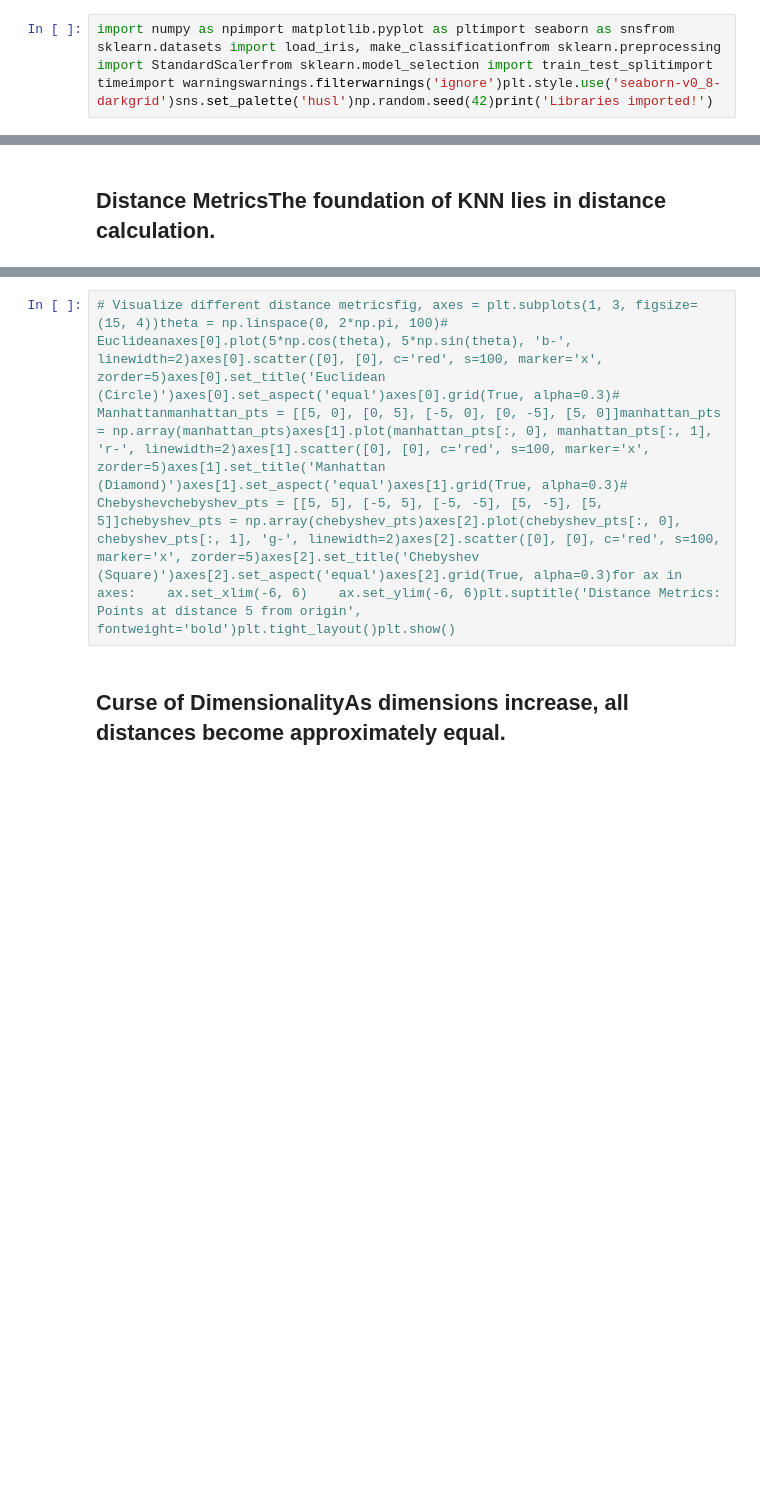
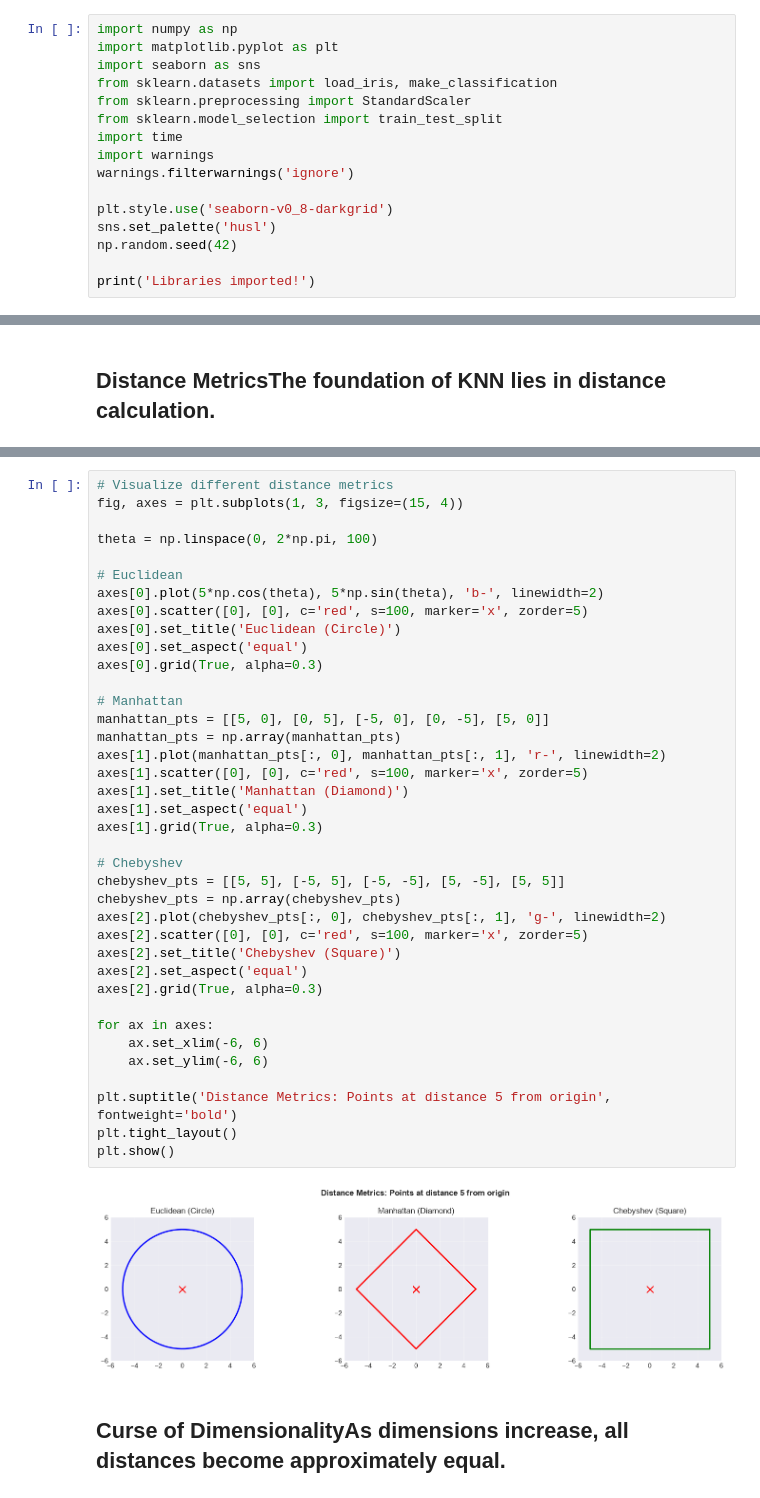
Before and after one commit to powell-clark/supervised-learning, a Jupyter notebook: notebooks/5a_k_nearest_neighbors_theory.ipynb, the cells around one changed output, grey strips where cells are left out. Drawn from its saved outputs; the diff is of its cells as text; blank space fills up the shorter version.

```diff
--- a/notebooks/5a_k_nearest_neighbors_theory.ipynb
+++ b/notebooks/5a_k_nearest_neighbors_theory.ipynb
@@ -5,4 +5,18 @@
 # %% [markdown]
 ## IntroductionK-Nearest Neighbors (KNN) is a simple yet powerful lazy learning algorithm. The core idea: to predict a new point's label, examine its k nearest neighbors in training data and use majority vote.Key characteristics:- Instance-based learning- No parametric assumptions- Non-parametric- Locally adaptive- Interpretable
 # %%
-import numpy as npimport matplotlib.pyplot as pltimport seaborn as snsfrom sklearn.datasets import load_iris, make_classificationfrom sklearn.preprocessing import StandardScalerfrom sklearn.model_selection import train_test_splitimport timeimport warningswarnings.filterwarnings('ignore')plt.style.use('seaborn-v0_8-darkgrid')sns.set_palette('husl')np.random.seed(42)print('Libraries imported!')
+import numpy as np
+import matplotlib.pyplot as plt
+import seaborn as sns
+from sklearn.datasets import load_iris, make_classification
+from sklearn.preprocessing import StandardScaler
+from sklearn.model_selection import train_test_split
+import time
+import warnings
+warnings.filterwarnings('ignore')
+
+plt.style.use('seaborn-v0_8-darkgrid')
+sns.set_palette('husl')
+np.random.seed(42)
+
+print('Libraries imported!')
@@ -37,5 +101,43 @@ print(f"  Normalized: {euclidean_distance_normalized(x1, x2):.4f}")
 # %%
-# Visualize different distance metricsfig, axes = plt.subplots(1, 3, figsize=(15, 4))theta = np.linspace(0, 2*np.pi, 100)# Euclideanaxes[0].plot(5*np.cos(theta), 5*np.sin(theta), 'b-', linewidth=2)axes[0].scatter([0], [0], c='red', s=100, marker='x', zorder=5)axes[0].set_title('Euclidean (Circle)')axes[0].set_aspect('equal')axes[0].grid(True, alpha=0.3)# Manhattanmanhattan_pts = [[5, 0], [0, 5], [-5, 0], [0, -5], [5, 0]]manhattan_pts = np.array(manhattan_pts)axes[1].plot(manhattan_pts[:, 0], manhattan_pts[:, 1], 'r-', linewidth=2)axes[1].scatter([0], [0], c='red', s=100, marker='x', zorder=5)axes[1].set_title('Manhattan (Diamond)')axes[1].set_aspect('equal')axes[1].grid(True, alpha=0.3)# Chebyshevchebyshev_pts = [[5, 5], [-5, 5], [-5, -5], [5, -5], [5, 5]]chebyshev_pts = np.array(chebyshev_pts)axes[2].plot(chebyshev_pts[:, 0], chebyshev_pts[:, 1], 'g-', linewidth=2)axes[2].scatter([0], [0], c='red', s=100, marker='x', zorder=5)axes[2].set_title('Chebyshev (Square)')axes[2].set_aspect('equal')axes[2].grid(True, alpha=0.3)for ax in axes:    ax.set_xlim(-6, 6)    ax.set_ylim(-6, 6)plt.suptitle('Distance Metrics: Points at distance 5 from origin', fontweight='bold')plt.tight_layout()plt.show()
+# Visualize different distance metrics
+fig, axes = plt.subplots(1, 3, figsize=(15, 4))
+
+theta = np.linspace(0, 2*np.pi, 100)
+
+# Euclidean
+axes[0].plot(5*np.cos(theta), 5*np.sin(theta), 'b-', linewidth=2)
+axes[0].scatter([0], [0], c='red', s=100, marker='x', zorder=5)
+axes[0].set_title('Euclidean (Circle)')
+axes[0].set_aspect('equal')
+axes[0].grid(True, alpha=0.3)
+
+# Manhattan
+manhattan_pts = [[5, 0], [0, 5], [-5, 0], [0, -5], [5, 0]]
+manhattan_pts = np.array(manhattan_pts)
+axes[1].plot(manhattan_pts[:, 0], manhattan_pts[:, 1], 'r-', linewidth=2)
+axes[1].scatter([0], [0], c='red', s=100, marker='x', zorder=5)
+axes[1].set_title('Manhattan (Diamond)')
+axes[1].set_aspect('equal')
+axes[1].grid(True, alpha=0.3)
+
+# Chebyshev
+chebyshev_pts = [[5, 5], [-5, 5], [-5, -5], [5, -5], [5, 5]]
+chebyshev_pts = np.array(chebyshev_pts)
+axes[2].plot(chebyshev_pts[:, 0], chebyshev_pts[:, 1], 'g-', linewidth=2)
+axes[2].scatter([0], [0], c='red', s=100, marker='x', zorder=5)
+axes[2].set_title('Chebyshev (Square)')
+axes[2].set_aspect('equal')
+axes[2].grid(True, alpha=0.3)
+
+for ax in axes:
+    ax.set_xlim(-6, 6)
+    ax.set_ylim(-6, 6)
+
+plt.suptitle('Distance Metrics: Points at distance 5 from origin', fontweight='bold')
+plt.tight_layout()
+plt.show()
+# %% [output]
+[figure, added]
 # %% [markdown]
 ## Curse of DimensionalityAs dimensions increase, all distances become approximately equal.
 # %%
```
Also changed, not shown: parts of 9 cells of this notebook, 1 other file.
